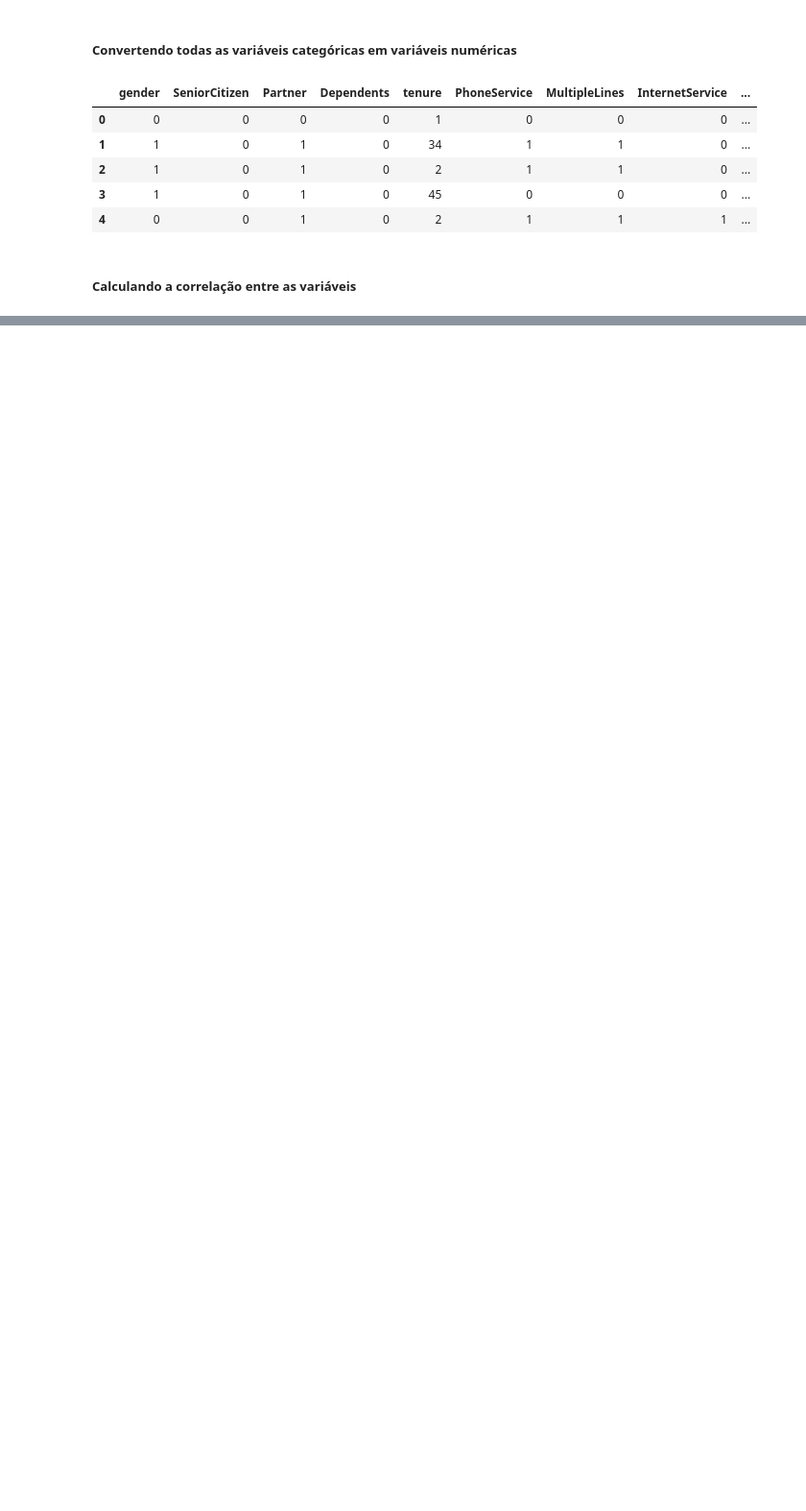
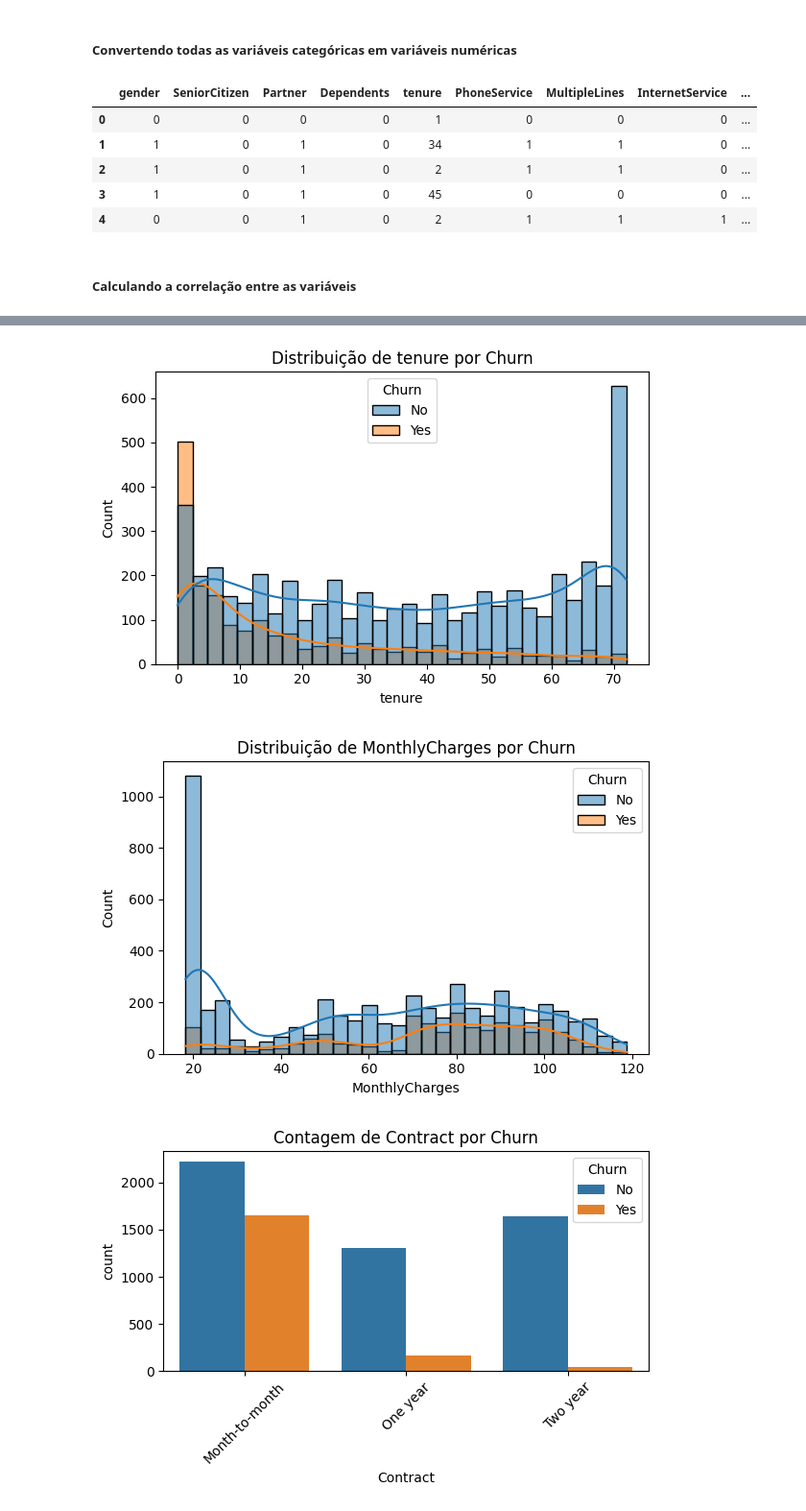
Before and after one commit to jonnathann/portifolio_ra, a Jupyter notebook: notebooks/churn_prediction.ipynb, the cells around one changed output, grey strips where cells are left out. Shown at 96% size. Cells and saved outputs as stored; diff of their text form; code cells hidden in the pictures; blank space fills up the shorter version.

```diff
--- a/notebooks/churn_prediction.ipynb
+++ b/notebooks/churn_prediction.ipynb
@@ -149,0 +224,27 @@ df_numerical.corr()
+# %%
+import seaborn as sns
+import matplotlib.pyplot as plt
+
+# Lista de variáveis que queremos analisar
+variaveis_para_analisar = ['tenure', 'MonthlyCharges',
+                           'Contract', 'PaymentMethod', 'InternetService']
+
+
+for var in variaveis_para_analisar:
+    plt.figure(figsize=(6, 4))
+
+    if df[var].dtype in ['int64', 'float64']:  # Variável numérica
+        sns.histplot(data=df, x=var, hue='Churn', kde=True, bins=30)
+        plt.title(f'Distribuição de {var} por Churn')
+
+    else:  # Variável categórica
+        sns.countplot(data=df, x=var, hue='Churn')
+        plt.title(f'Contagem de {var} por Churn')
+        plt.xticks(rotation=45)
+
+    plt.tight_layout()
+    plt.show()
+# %% [output]
+[figure, added]
+[figure, added]
+[figure, added]
```
Also changed, not shown: parts of 9 cells of this notebook.
